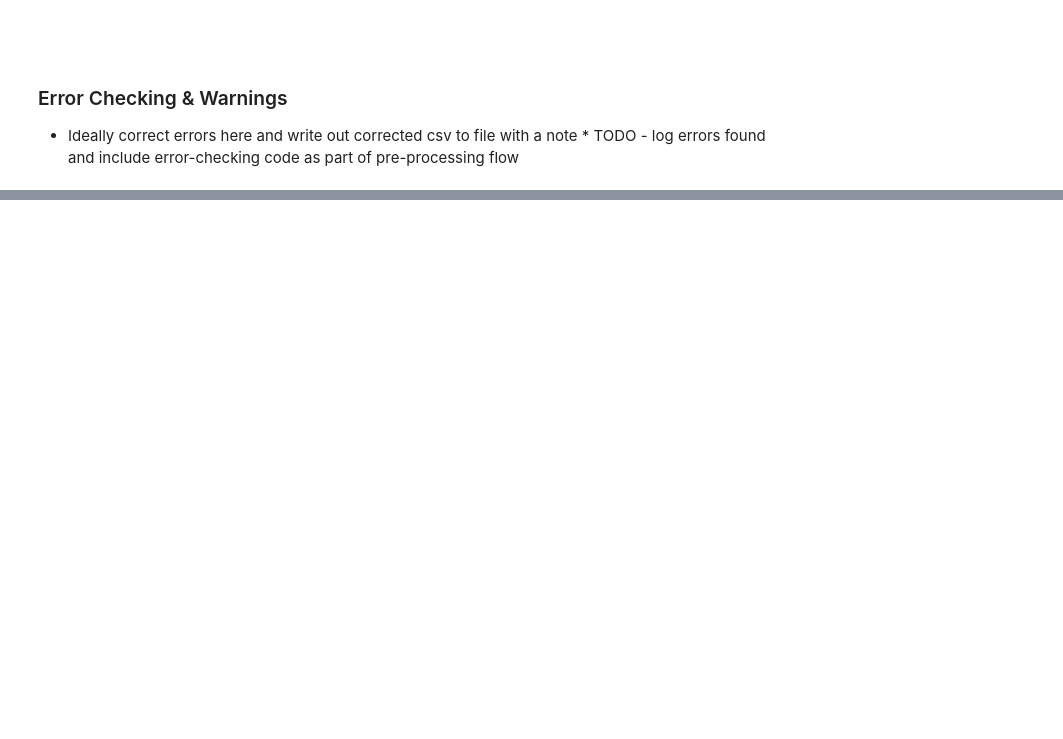
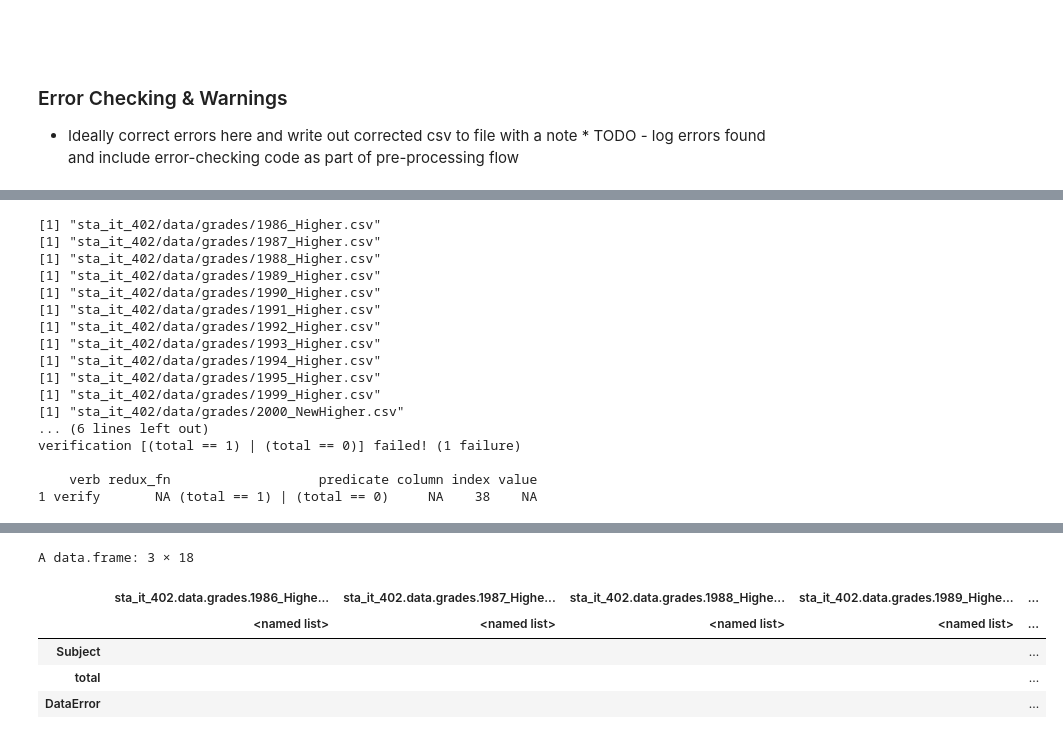
Before and after one commit to aba-sah/sta-it402-dresscode, a Jupyter notebook: code/r/it-402-dc-data_processing_error_checking.ipynb, the cells around one changed output, grey strips where cells are left out. Saved outputs shown, nothing was run; the diff lists cells and outputs as text; code cells hidden in the pictures; blank space fills up the shorter version.

```diff
--- a/code/r/it-402-dc-data_processing_error_checking.ipynb
+++ b/code/r/it-402-dc-data_processing_error_checking.ipynb
@@ -164,0 +335,22 @@ cols(
+# %%
+# suppressWarnings(checkDistributionByGenderErrors("sta_it_402/data/grades/1989_Higher.csv")) #, TRUE))
+
+data.frame(sapply(files_to_verify, checkDistributionByGenderErrors))
+# %% [output]
+[1] "sta_it_402/data/grades/1986_Higher.csv"
+[1] "sta_it_402/data/grades/1987_Higher.csv"
+[1] "sta_it_402/data/grades/1988_Higher.csv"
+[1] "sta_it_402/data/grades/1989_Higher.csv"
+[1] "sta_it_402/data/grades/1990_Higher.csv"
+[1] "sta_it_402/data/grades/1991_Higher.csv"
+[1] "sta_it_402/data/grades/1992_Higher.csv"
+[1] "sta_it_402/data/grades/1993_Higher.csv"
+[1] "sta_it_402/data/grades/1994_Higher.csv"
+[1] "sta_it_402/data/grades/1995_Higher.csv"
+[1] "sta_it_402/data/grades/1999_Higher.csv"
+[1] "sta_it_402/data/grades/2000_NewHigher.csv"
+... (6 lines left out)
+verification [(total == 1) | (total == 0)] failed! (1 failure)
+
+    verb redux_fn                   predicate column index value
+1 verify       NA (total == 1) | (total == 0)     NA    38    NA
@@ -165,3 +359,9 @@ cols(
+A data.frame: 3 × 18
+|  | sta_it_402.data.grades.1986_Highe... | sta_it_402.data.grades.1987_Highe... | sta_it_402.data.grades.1988_Highe... | sta_it_402.data.grades.1989_Highe... | ... |
+|  | <named list> | <named list> | <named list> | <named list> | ... |
+| Subject |  |  |  |  | ... |
+| total |  |  |  |  | ... |
+| DataError |  |  |  |  | ... |
 # %%
 
 # warning only - document if necessary
```
Also changed, not shown: parts of 40 cells of this notebook.
